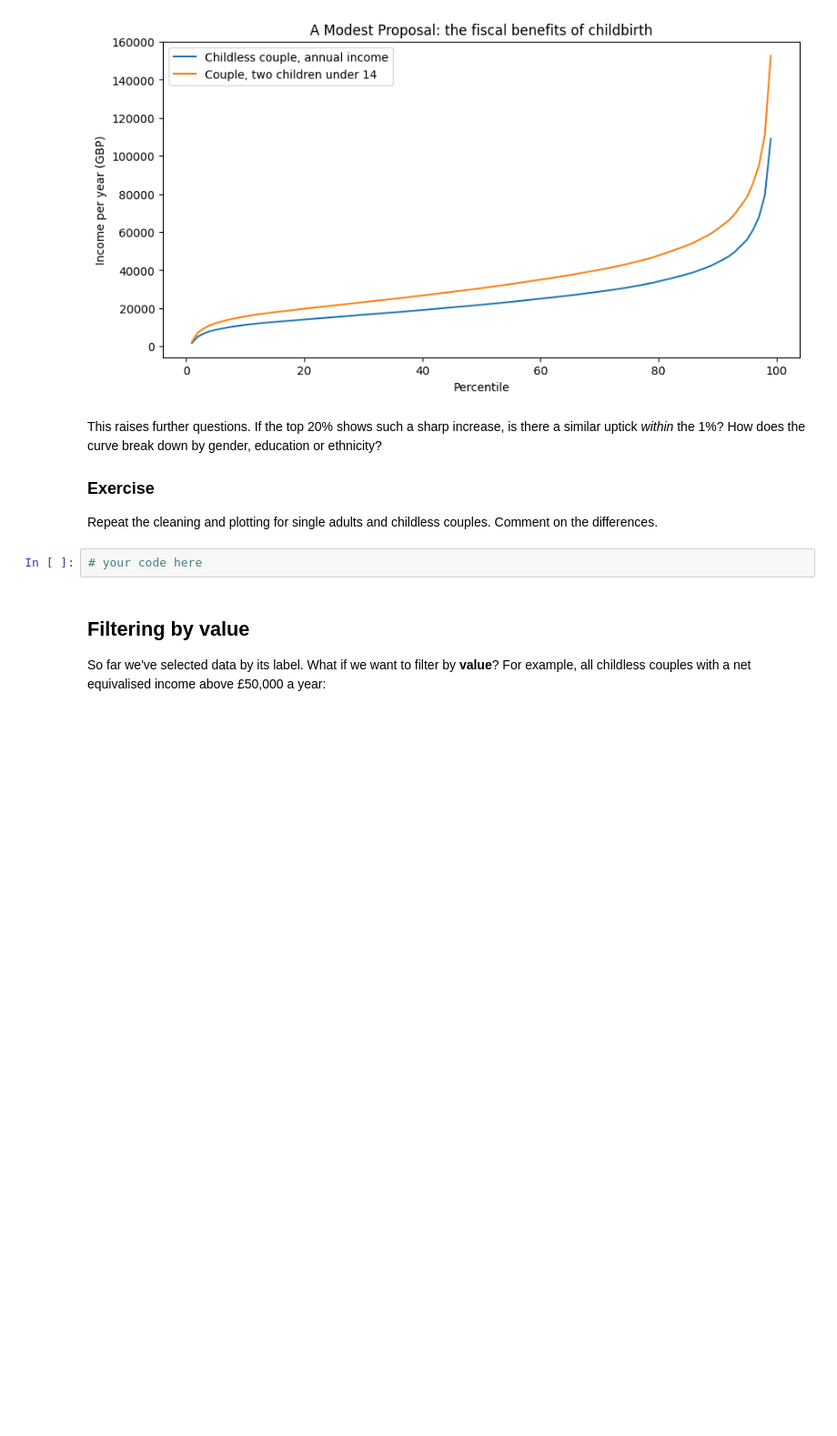
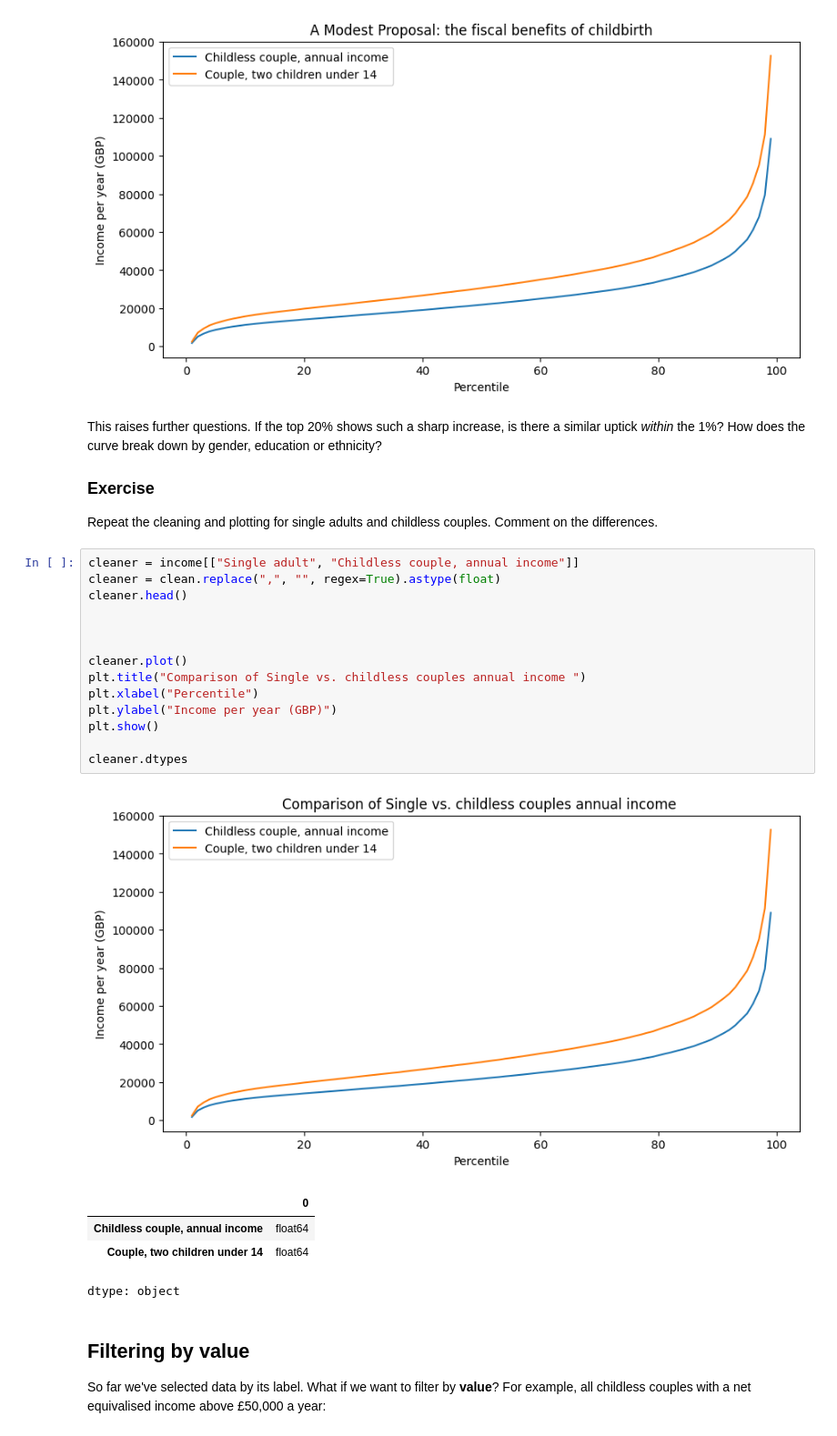
Before and after one commit to ellaxcode/QM2, a Jupyter notebook: notebooks/W02. Pandas.ipynb, the cells around one changed output. Shown at 91% size. Saved outputs shown, nothing was run; the diff lists cells and outputs as text; blank space fills up the shorter version.

```diff
--- a/notebooks/W02. Pandas.ipynb
+++ b/notebooks/W02. Pandas.ipynb
@@ -232,7 +261,25 @@ This raises further questions. If the top 20% shows such a sharp increase, is th
 
 Repeat the cleaning and plotting for single adults and childless couples. Comment on the differences.
 # %%
-# your code here
+cleaner = income[["Single adult", "Childless couple, annual income"]]
+cleaner = clean.replace(",", "", regex=True).astype(float)
+cleaner.head()
+
+
+
+cleaner.plot()
+plt.title("Comparison of Single vs. childless couples annual income ")
+plt.xlabel("Percentile")
+plt.ylabel("Income per year (GBP)")
+plt.show()
+
+cleaner.dtypes
+# %% [output]
+[figure, added]
+|  | 0 |
+| Childless couple, annual income | float64 |
+| Couple, two children under 14 | float64 |
+dtype: object
 # %% [markdown]
 ## Filtering by value
 
```
Also changed, not shown: parts of 8 cells of this notebook.
